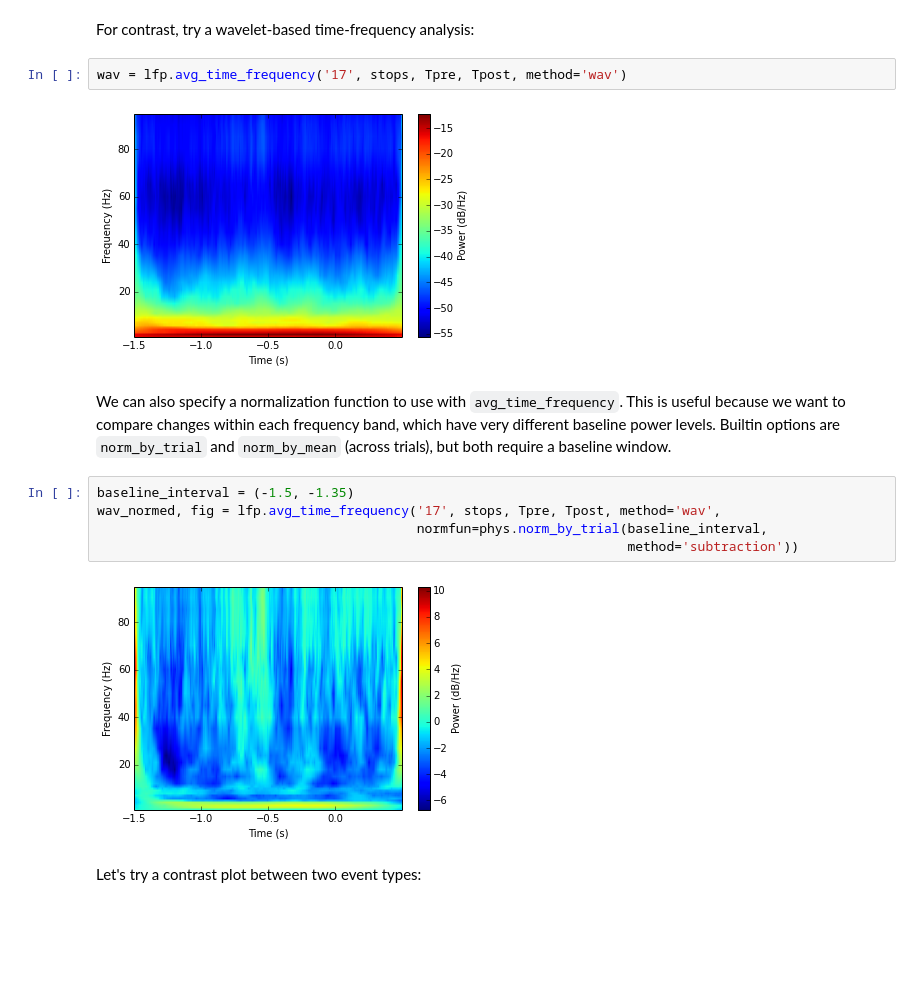
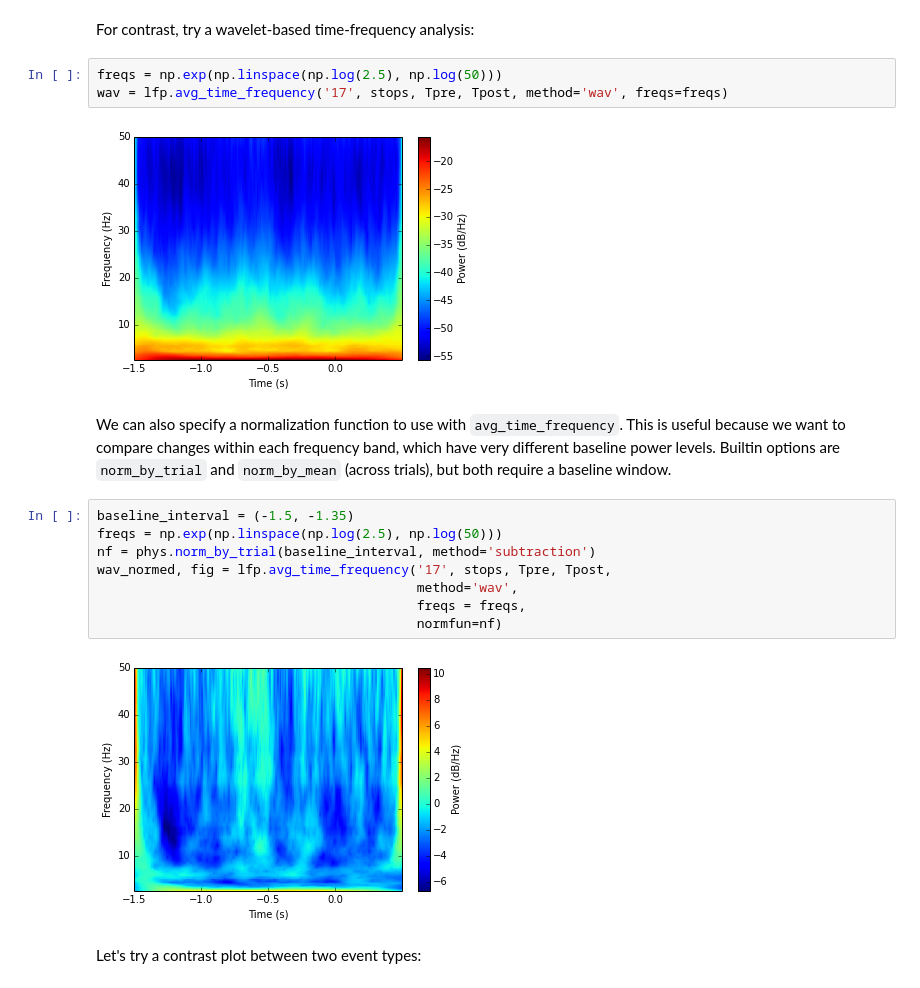
Before and after one commit to jmxpearson/physutils, a Jupyter notebook: examples/time_frequency_analysis.ipynb, the cells around one changed output. Saved outputs shown, nothing was run; the diff lists cells and outputs as text; blank space fills up the shorter version.

```diff
--- a/examples/time_frequency_analysis.ipynb
+++ b/examples/time_frequency_analysis.ipynb
@@ -60,17 +60,21 @@ spec = lfp.avg_time_frequency('17', stops, Tpre, Tpost, method='spec', winlen=wi
 # %% [markdown]
 For contrast, try a wavelet-based time-frequency analysis:
 # %%
-wav = lfp.avg_time_frequency('17', stops, Tpre, Tpost, method='wav')
+freqs = np.exp(np.linspace(np.log(2.5), np.log(50)))
+wav = lfp.avg_time_frequency('17', stops, Tpre, Tpost, method='wav', freqs=freqs)
 # %% [output]
-[figure, old version]
+[figure, new version]
 # %% [markdown]
 We can also specify a normalization function to use with `avg_time_frequency`. This is useful because we want to compare changes within each frequency band, which have very different baseline power levels. Builtin options are `norm_by_trial` and `norm_by_mean` (across trials), but both require a baseline window.
 # %%
 baseline_interval = (-1.5, -1.35)
-wav_normed, fig = lfp.avg_time_frequency('17', stops, Tpre, Tpost, method='wav',
-                                         normfun=phys.norm_by_trial(baseline_interval,
-                                                                    method='subtraction'))
+freqs = np.exp(np.linspace(np.log(2.5), np.log(50)))
+nf = phys.norm_by_trial(baseline_interval, method='subtraction')
+wav_normed, fig = lfp.avg_time_frequency('17', stops, Tpre, Tpost,
+                                         method='wav',
+                                         freqs = freqs,
+                                         normfun=nf)
 # %% [output]
-[figure, old version]
+[figure, new version]
 # %% [markdown]
 Let's try a contrast plot between two event types:
```
Also changed, not shown: parts of 9 cells of this notebook, 1 other file.
